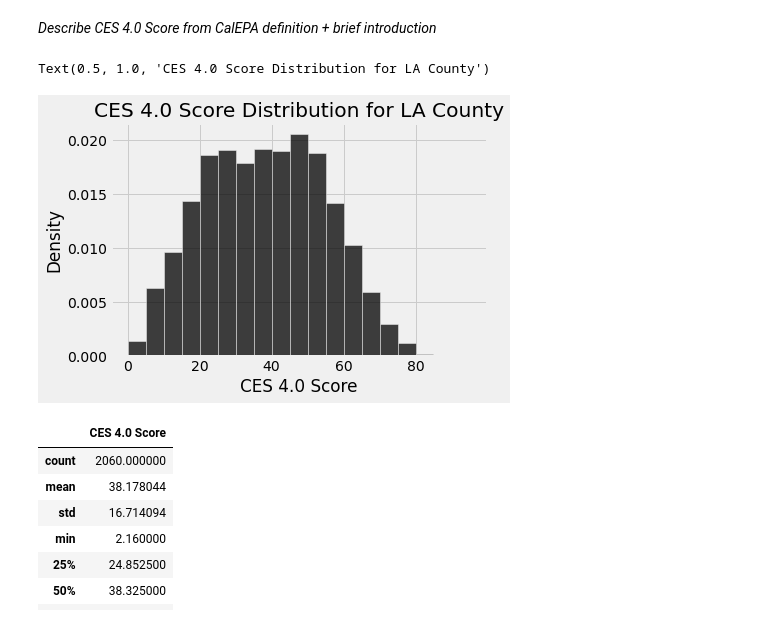
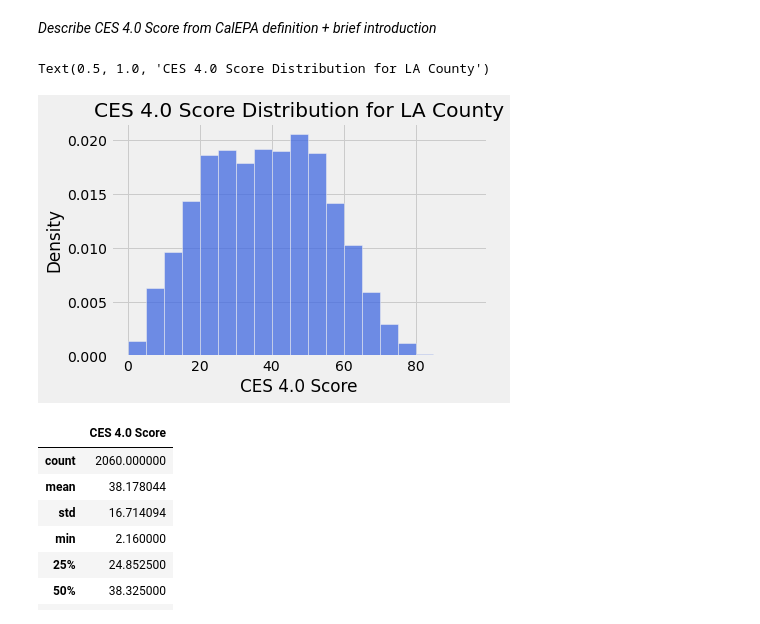
Before and after one commit to carlosortizdev/Thesis, a Jupyter notebook: notebooks/1.Introduction.ipynb, the cells around one changed output. Saved outputs shown, nothing was run; the diff lists cells and outputs as text; code cells hidden in the pictures.

```diff
--- a/notebooks/1.Introduction.ipynb
+++ b/notebooks/1.Introduction.ipynb
@@ -57,11 +57,11 @@ print(list(df['Approximate Location'].unique()))
 # %%
 # Distribution of CES 4.0 Scores
 
-sns.histplot(data=df, x='CES 4.0 Score', stat='density', color='black', bins=np.arange(0, 100, 5))
+sns.histplot(data=df, x='CES 4.0 Score', stat='density', bins=np.arange(0, 100, 5), color='royalblue')
 plt.title("CES 4.0 Score Distribution for LA County")
 # %% [output]
 Text(0.5, 1.0, 'CES 4.0 Score Distribution for LA County')
-[figure, old version]
+[figure, new version]
 # %%
 # Summary of CES 4.0 Scores
 
```
Also changed, not shown: parts of 26 cells of this notebook.
